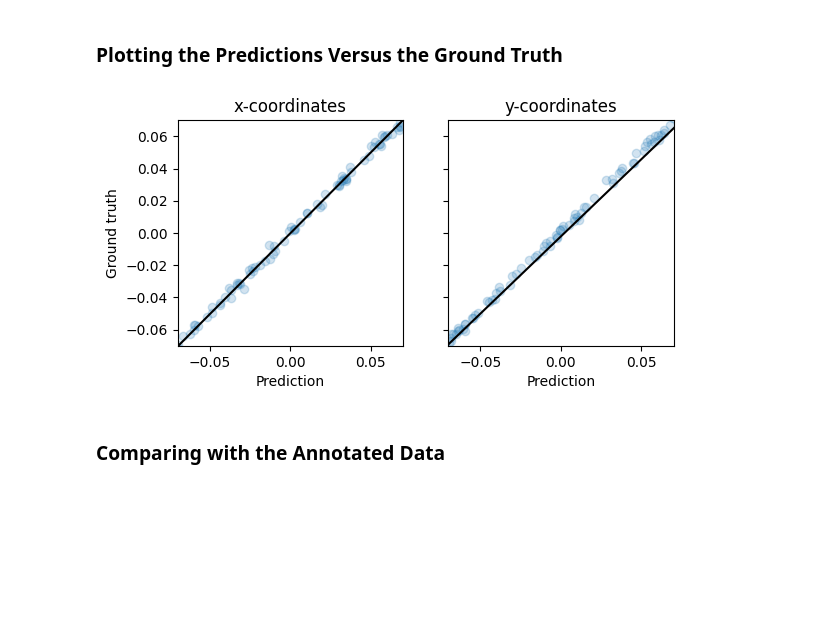
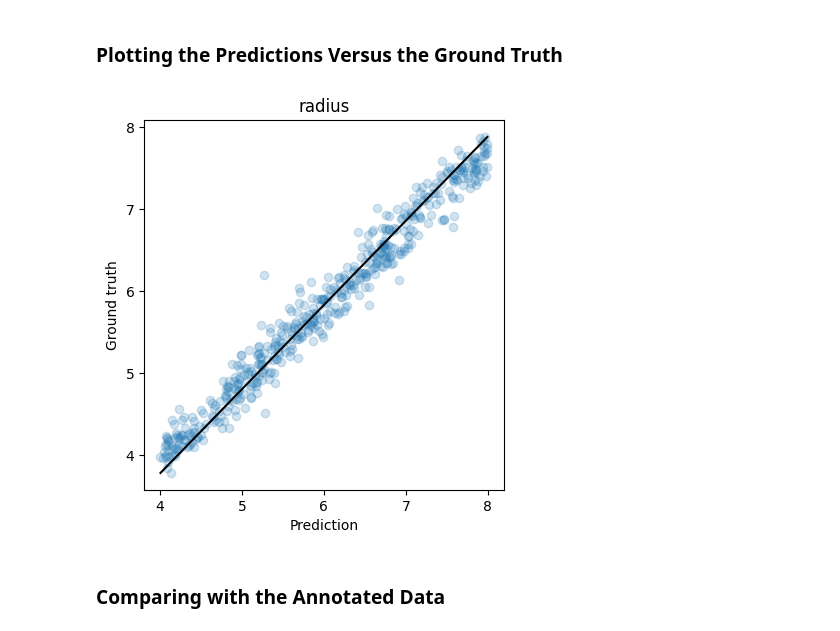
Before and after one commit to akhandait/advanced-machine-learning-with-neural-networks-homeworks, a Jupyter notebook: homeworks/hw1_problem4.ipynb, the cells around one changed output. Cells and saved outputs as stored; diff of their text form; code cells hidden in the pictures; blank space fills up the shorter version.

```diff
--- a/homeworks/hw1_problem4.ipynb
+++ b/homeworks/hw1_problem4.ipynb
@@ -425,4 +155,4 @@ plot_simulated_particles(image_pipeline)
 
 Define a pipeline to obtain both the particle image and its centroid position ...
 # %%
-pipeline = image_pipeline & particle.position
+pipeline = image_pipeline & particle.radius
@@ -443,2 +158,0 @@ def plot_simulated_particles_with_positions(pipeline):
-# %%
-plot_simulated_particles_with_positions(pipeline)
@@ -454,11 +166,11 @@ class SimulatedDataset(torch.utils.data.Dataset):
 
     def __init__(self, pipeline, data_size):
         """Initialize simulated dataset."""
-        images, positions = [], []
+        images, radii = [], []
         for _ in range(data_size):
-            image, position = pipeline.update().resolve()
-            images.append(image), positions.append(position[[1, 0]])
-        self.images, self.positions = np.array(images), np.array(positions)
+            image, radius = pipeline.update().resolve()
+            images.append(image), radii.append(radius)
+        self.images, self.radii = np.array(images), np.array(radii)
 
     def __len__(self):
         """Return number of images."""
@@ -467,16 +179,16 @@ class SimulatedDataset(torch.utils.data.Dataset):
     def __getitem__(self, idx):
         """Get next simulated image and position."""
         im = torch.tensor(self.images[idx]).float().permute(2, 0, 1)
-        pos = torch.tensor(self.positions[idx] / im.shape[-1] - 0.5).float()
-        return [im, pos]
+        rad = torch.tensor(self.radii[idx] * 1e7).float().unsqueeze(-1)
+        return [im, rad]
 # %% [markdown]
 ... and create the training and test data loaders.
 # %%
 train_sim_dataloader = dl.DataLoader(
-    SimulatedDataset(pipeline=pipeline, data_size=10_000), batch_size=32,
+    SimulatedDataset(pipeline=pipeline, data_size=25000), batch_size=64,
 )
 test_sim_dataloader = dl.DataLoader(
-    SimulatedDataset(pipeline=pipeline, data_size=100), batch_size=32,
+    SimulatedDataset(pipeline=pipeline, data_size=500), batch_size=32,
 )
 # %% [markdown]
 ## Training the Neural Network with Simulated Data
@@ -520,27 +232,25 @@ Mean pixel error (MAE): 0.090 pixels
 ### Plotting the Predictions Versus the Ground Truth
 # %%
 preds, gts = [], []
-for image, position in iter(test_sim_dataloader):
+for image, radius in iter(test_sim_dataloader):
     preds.append(cnn_sim_regressor(image))
-    gts.append(position)
-preds = torch.cat(preds, dim=0).detach().numpy()
-gts = torch.cat(gts, dim=0).numpy()
+    gts.append(radius)
 
-fig, axs = plt.subplots(1, 2)
-for i, ax, coordinate in zip([0, 1], axs, ["x", "y"]):
-    gt, pred = gts[:][:, i], preds[:][:, i]
-    ax.scatter(gt, pred, alpha=0.2)
-    ax.plot([np.min(gt), np.max(gt)], [np.min(pred), np.max(pred)], c="k")
-    ax.set_title(f"{coordinate}-coordinates")
-    ax.set_xlabel("Prediction")
-    ax.set_ylabel("Ground truth")
-    ax.set_aspect("equal")
-    ax.set_xlim([-0.07, 0.07])
-    ax.set_ylim([-0.07, 0.07])
-    ax.label_outer()
+pred = torch.cat(preds, dim=0).detach().numpy()
+gt = torch.cat(gts, dim=0).numpy()
+
+fig, ax = plt.subplots()
+ax.scatter(gt, pred, alpha=0.2)
+ax.plot([np.min(gt), np.max(gt)], [np.min(pred), np.max(pred)], c="k")
+ax.set_title(f"radius")
+ax.set_xlabel("Prediction")
+ax.set_ylabel("Ground truth")
+ax.set_aspect("equal")
+ax.label_outer()
+
 plt.show()
 # %% [output]
-[figure, old version]
+[figure, new version]
 # %% [markdown]
 ### Comparing with the Annotated Data
 # %%
```
Also changed, not shown: parts of 42 cells of this notebook.
